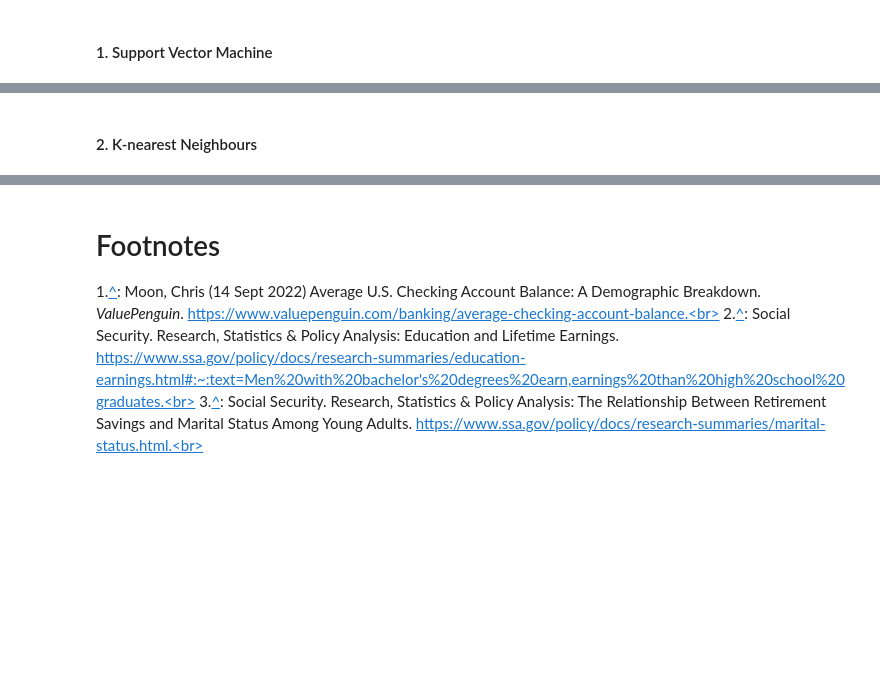
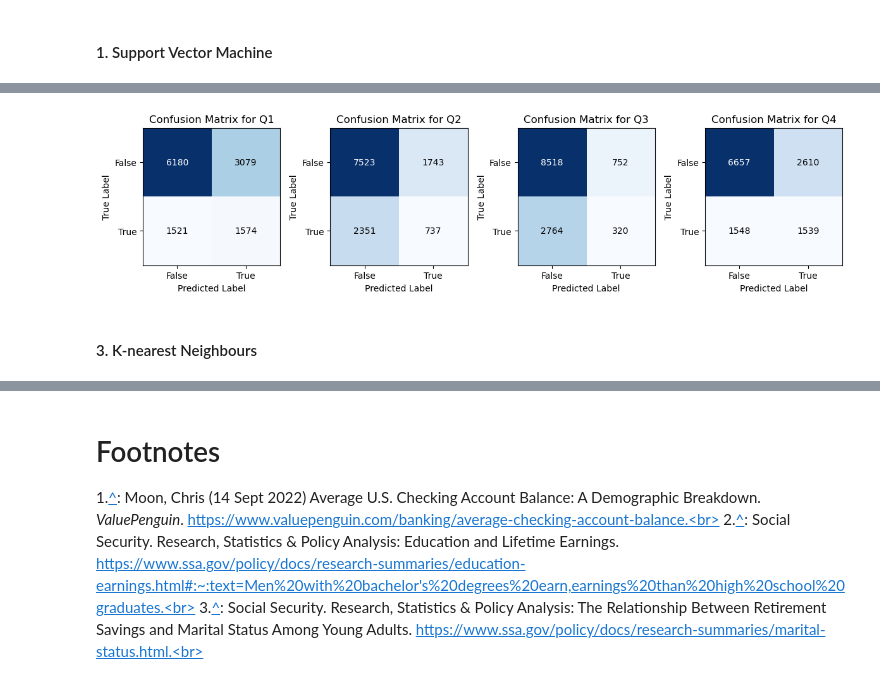
Before and after one commit to COGS118A/Group030-Wi23, a Jupyter notebook: FinalProjectGroup030-Wi23.ipynb, the cells around one changed output, grey strips where cells are left out. Saved outputs shown, nothing was run; the diff lists cells and outputs as text; code cells hidden in the pictures; blank space fills up the shorter version.

```diff
--- a/FinalProjectGroup030-Wi23.ipynb
+++ b/FinalProjectGroup030-Wi23.ipynb
@@ -348,3 +514,7 @@ logit_auc = metrics_classification_scorer(y_train_bank, y_test_bank, logit_y_pre
+# %%
+plot_confusion_matrix(y_test_bank, logit_y_pred)
+# %% [output]
+[figure, added]
 # %% [markdown]
-#### 2. K-nearest Neighbours
+#### 3. K-nearest Neighbours
 # %%
```
Also changed, not shown: parts of 42 cells of this notebook.
